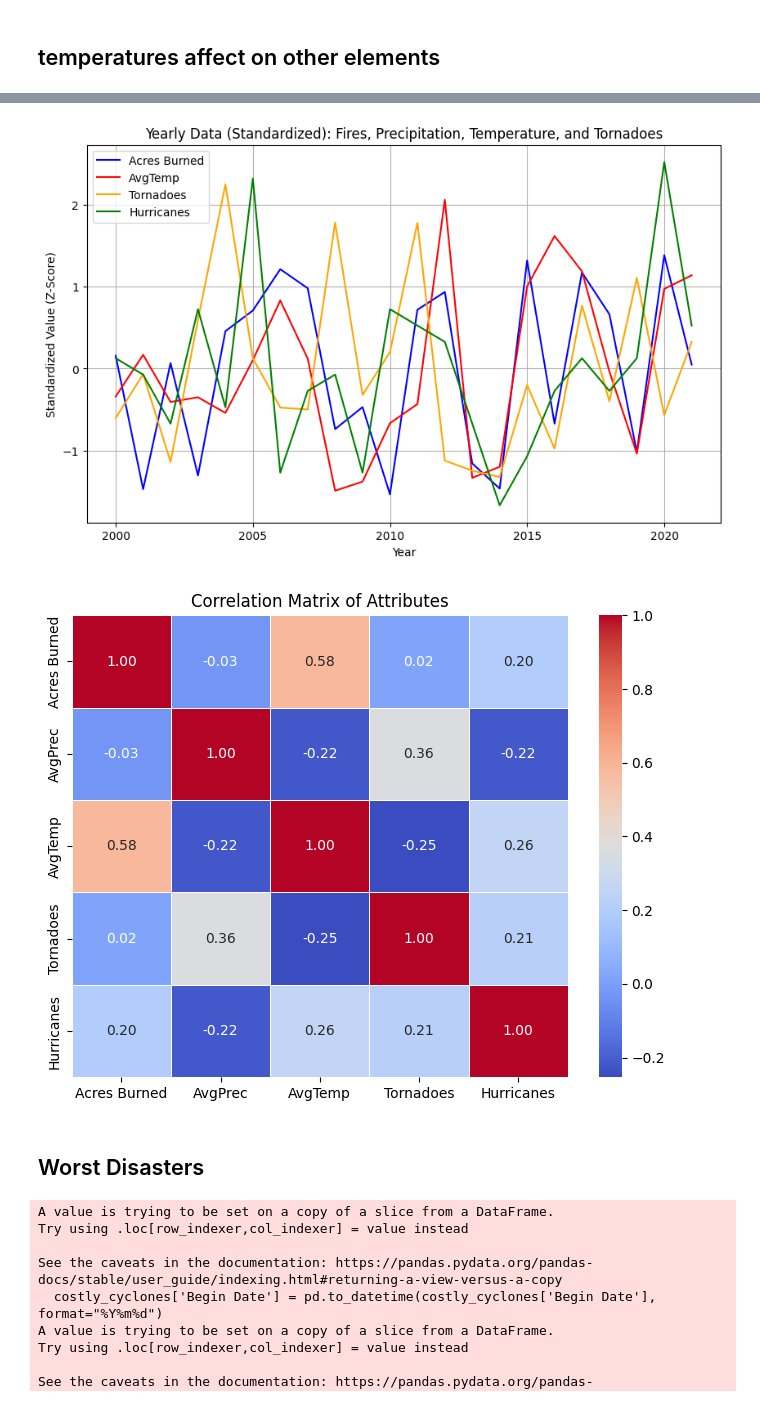
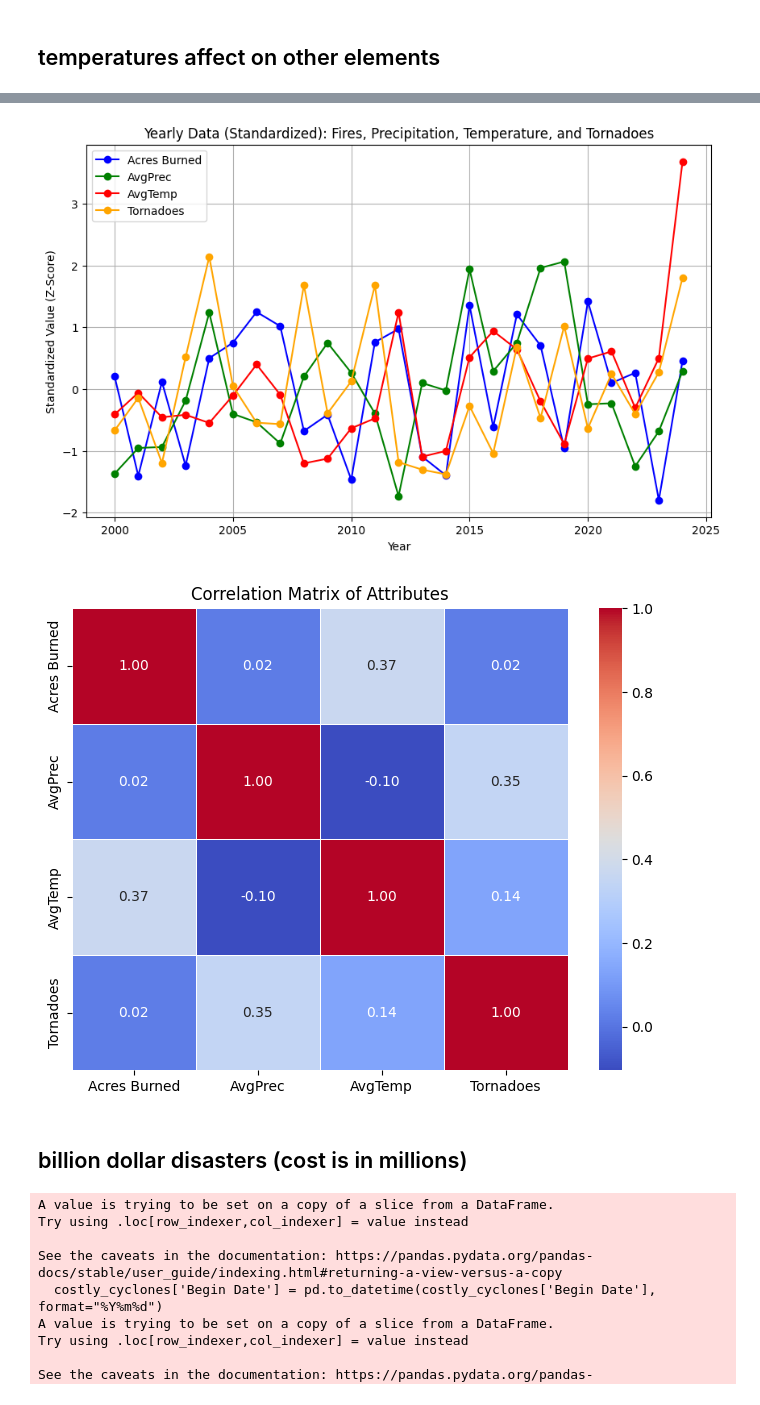
Before and after one commit to beaumartin25/cs5830_final_project, a Jupyter notebook: final_project.ipynb, the cells around one changed output, grey strips where cells are left out. Drawn from its saved outputs; the diff is of its cells as text; code cells hidden in the pictures.

```diff
--- a/final_project.ipynb
+++ b/final_project.ipynb
@@ -348,10 +326,8 @@ print(hurricane_counts)
 # %%
 # Merge datasets sequentially, keeping only overlapping years
-hurricane_counts.rename(columns={'year': 'Year'}, inplace=True)
 merged_data = avg_temp.merge(avg_prec, on='Year', how='inner') \
                        .merge(avg_fires, on='Year', how='inner') \
-                       .merge(avg_tornadoes, on='Year', how='inner')\
-                       .merge(hurricane_counts, on='Year', how='inner')
+                       .merge(avg_tornadoes, on='Year', how='inner')
 
 print(merged_data)
 # %% [output]
@@ -381,16 +357,16 @@ standardized_data = merged_data.copy()
 
 # Apply Z-Score Standardization
 scaler = StandardScaler()
-standardized_data[['Acres Burned', 'AvgPrec', 'AvgTemp', 'Tornadoes', 'Hurricanes']] = scaler.fit_transform(
-    merged_data[['Acres Burned', 'AvgPrec', 'AvgTemp', 'Tornadoes', 'Hurricanes']]
+standardized_data[['Acres Burned', 'AvgPrec', 'AvgTemp', 'Tornadoes']] = scaler.fit_transform(
+    merged_data[['Acres Burned', 'AvgPrec', 'AvgTemp', 'Tornadoes']]
 )
 
 # Plot the standardized data
 plt.figure(figsize=(10, 6))
-plt.plot(standardized_data['Year'], standardized_data['Acres Burned'], label='Acres Burned', color='blue')
-plt.plot(standardized_data['Year'], standardized_data['AvgTemp'], label='AvgTemp', color='red')
-plt.plot(standardized_data['Year'], standardized_data['Tornadoes'], label='Tornadoes', color='orange')
-plt.plot(standardized_data['Year'], standardized_data['Hurricanes'], label='Hurricanes', color='green')
+plt.plot(standardized_data['Year'], standardized_data['Acres Burned'], label='Acres Burned', color='blue', marker='o')
+plt.plot(standardized_data['Year'], standardized_data['AvgPrec'], label='AvgPrec', color='green', marker='o')
+plt.plot(standardized_data['Year'], standardized_data['AvgTemp'], label='AvgTemp', color='red', marker='o')
+plt.plot(standardized_data['Year'], standardized_data['Tornadoes'], label='Tornadoes', color='orange', marker='o')
 
 # Add labels and title
 plt.xlabel('Year')
@@ -400,25 +376,25 @@ plt.legend()
 plt.grid(True)
 plt.show()
 # %% [output]
-[figure, old version]
+[figure, new version]
 # %%
 import seaborn as sns
 import matplotlib.pyplot as plt
 
 # Compute the correlation matrix for the relevant columns
-correlation_matrix = merged_data[['Acres Burned', 'AvgPrec', 'AvgTemp', 'Tornadoes', 'Hurricanes']].corr()
+correlation_matrix = merged_data[['Acres Burned', 'AvgPrec', 'AvgTemp', 'Tornadoes']].corr()
 
 # Display the correlation matrix as a heatmap
 plt.figure(figsize=(8, 6))
 sns.heatmap(correlation_matrix, annot=True, cmap='coolwarm', fmt=".2f", linewidths=0.5)
 
 # Add title
 plt.title('Correlation Matrix of Attributes')
 plt.show()
 # %% [output]
-[figure, old version]
+[figure, new version]
-# %% [markdown]
-## Worst Disasters
+# %% [markdown]
+## billion dollar disasters (cost is in millions)
 # %%
 costly_disasters = pd.read_csv("data/events-US-1980-2024-Q3.csv")
 costly_cyclones = costly_disasters[costly_disasters['Disaster'] == "Tropical Cyclone"]
```
Also changed, not shown: parts of 6 cells of this notebook.
